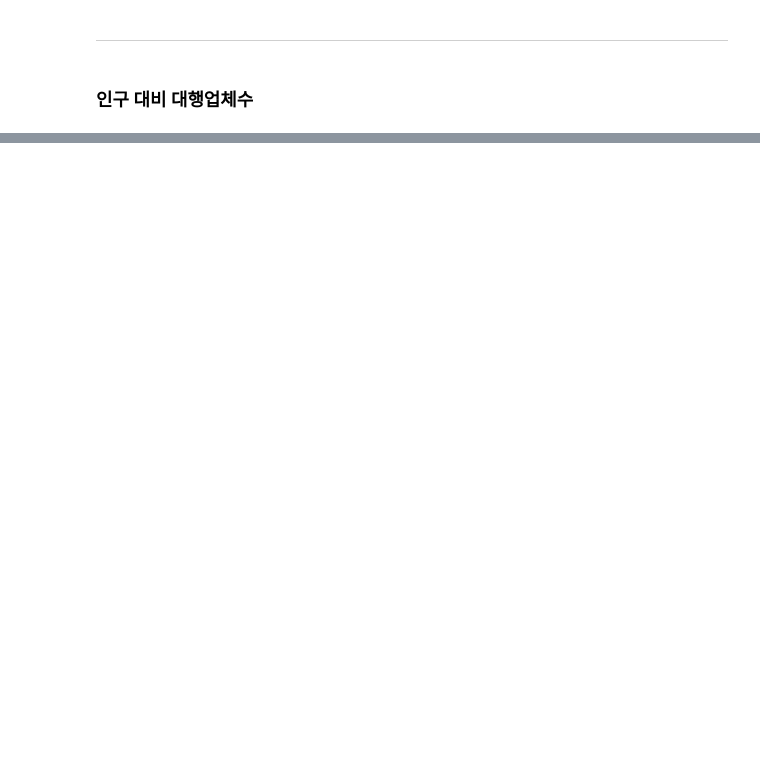
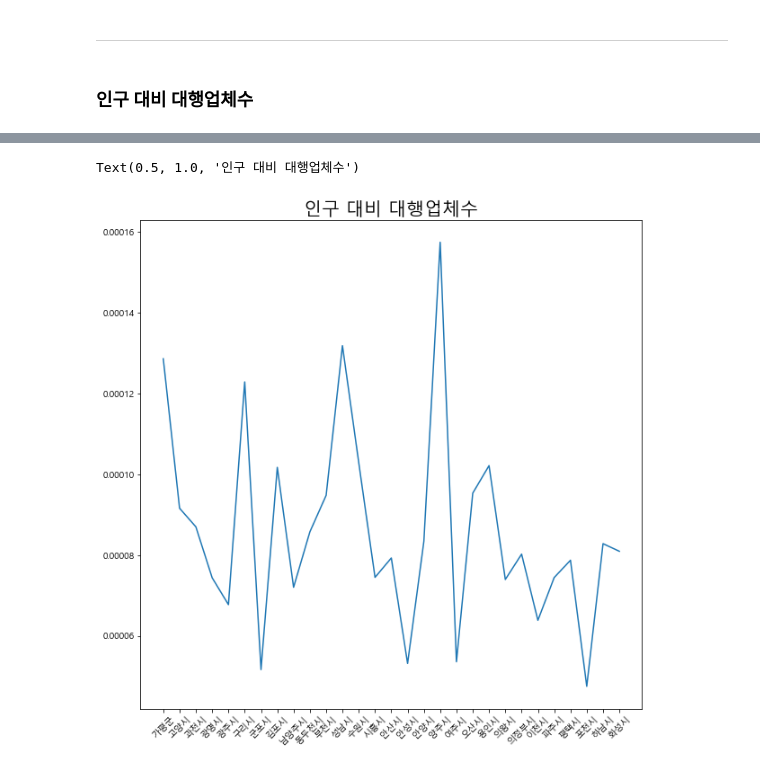
Before and after one commit to 2021-Companion-dog-analysis/Project, a Jupyter notebook: PJT/junhyuk/visual project.ipynb, the cells around one changed output, grey strips where cells are left out. Drawn from its saved outputs; the diff is of its cells as text; code cells hidden in the pictures; blank space fills up the shorter version.

```diff
--- a/PJT/junhyuk/visual project.ipynb
+++ b/PJT/junhyuk/visual project.ipynb
@@ -378,3 +387,9 @@ ValueError: Cannot merge a Series without a name
 ---------------------
 # %% [markdown]
 ### 인구 대비 대행업체수
+# %%
+df2 = popf_df
+df3 = numstore_df
+# %%
+rate_pop_store = pd.merge(df2,df3, how = 'inner', on = '시군명')
+rate_pop_store
@@ -380,0 +414,3 @@ ValueError: Cannot merge a Series without a name
+# %%
+rate_pop_store['인구 대비 대행업체수'] = rate_pop_store['대행업체 수'] / rate_pop_store['총 인구수']
+rate_pop_store
@@ -380,0 +435,12 @@ ValueError: Cannot merge a Series without a name
+# %%
+fig = plt.figure(figsize=(10,10)) ## 캔버스 생성
+fig.set_facecolor('white') ## 캔버스 색상 설정
+ax = fig.add_subplot()  ## 그림 뼈대(프레임) 생성
+
+ax.plot(rate_pop_store['시군명'],rate_pop_store['인구 대비 대행업체수']) ## 선그래프 생성
+
+plt.xticks(rotation=45) ## x축 눈금 라벨 설정 - 40도 회전
+plt.title('인구 대비 대행업체수',fontsize=20) ## 타이틀 설정
+# %% [output]
+Text(0.5, 1.0, '인구 대비 대행업체수')
+[figure, added]
```
Also changed, not shown: parts of 13 cells of this notebook, 2 other files.
